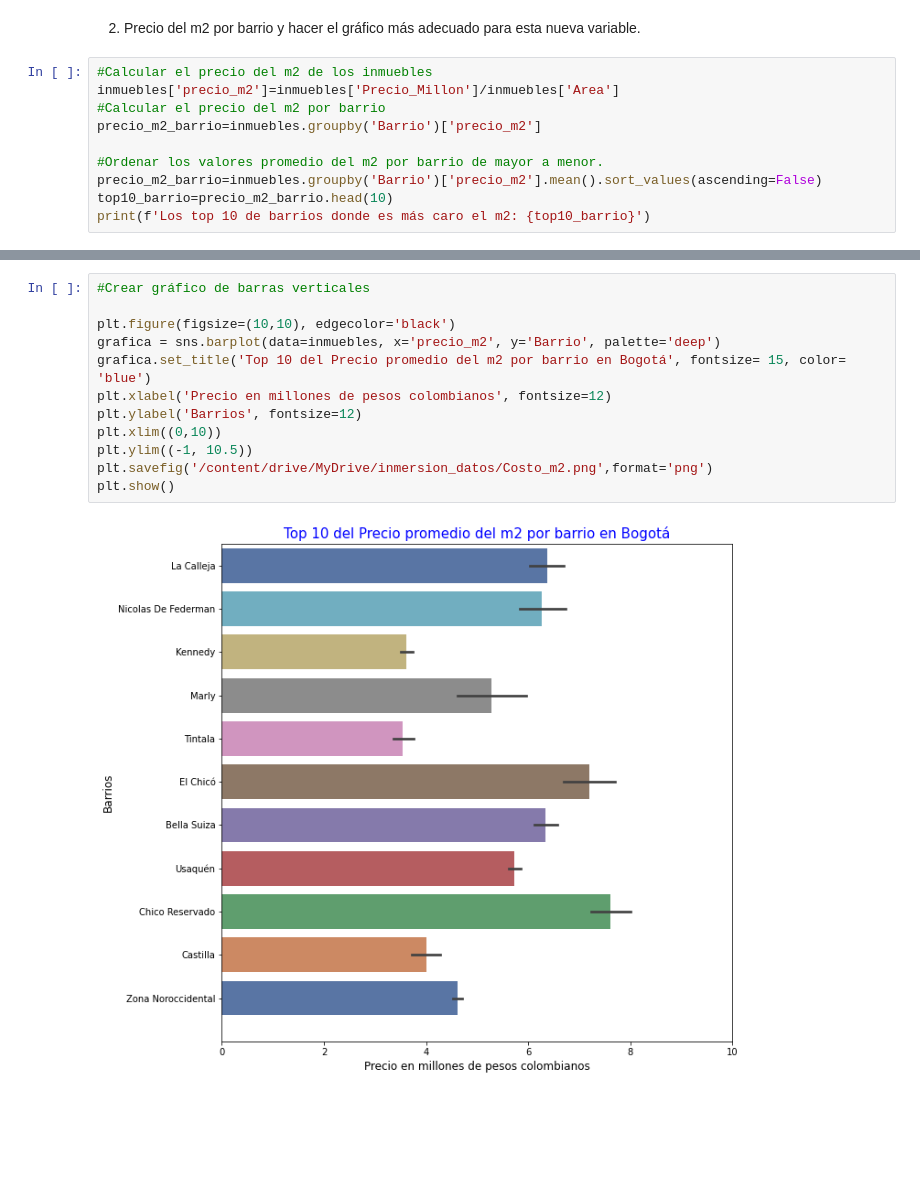
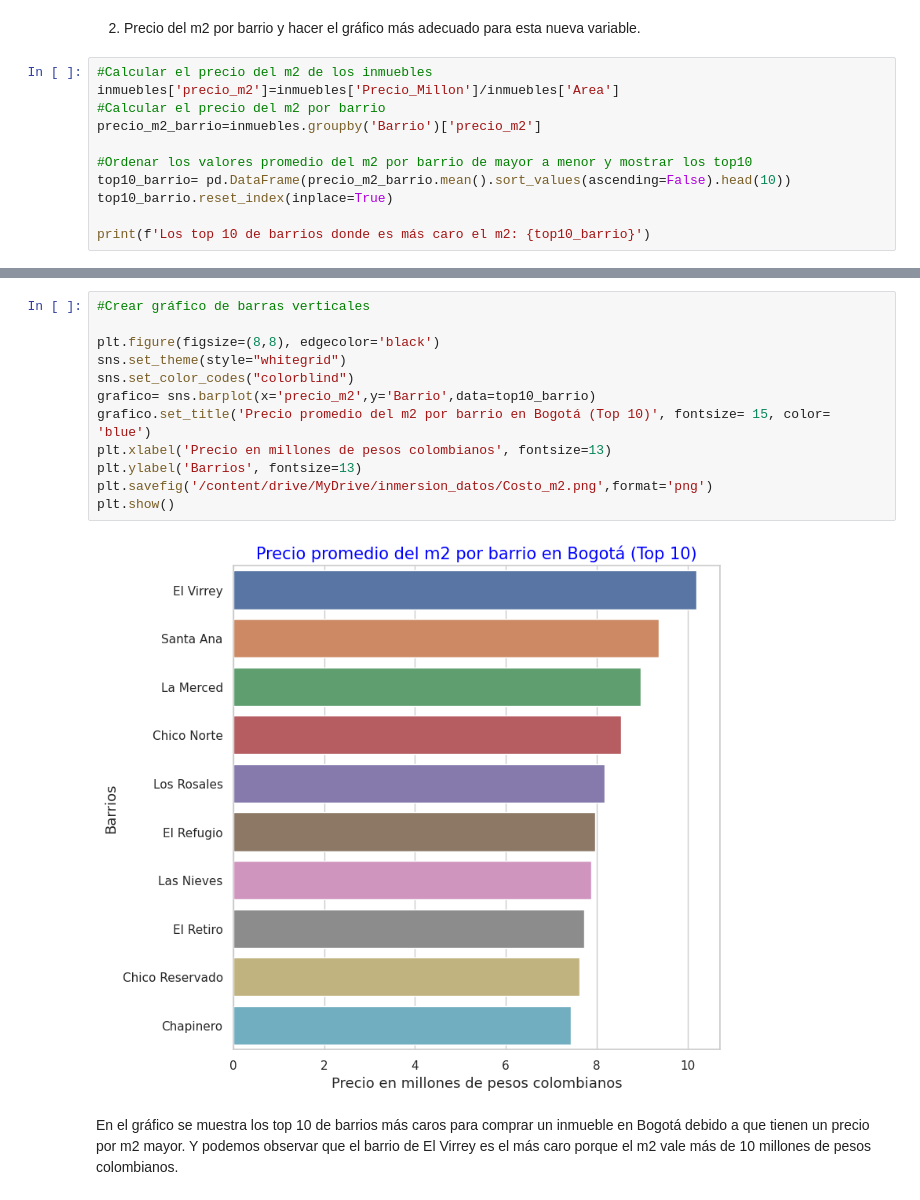
Before and after one commit to LiliGC/Inmersion_datos_Python, a Jupyter notebook: Inmersion_aula_2.ipynb, the cells around one changed output, grey strips where cells are left out. Saved outputs shown, nothing was run; the diff lists cells and outputs as text; blank space fills up the shorter version.

```diff
--- a/Inmersion_aula_2.ipynb
+++ b/Inmersion_aula_2.ipynb
@@ -436,8 +436,9 @@ inmuebles['precio_m2']=inmuebles['Precio_Millon']/inmuebles['Area']
 #Calcular el precio del m2 por barrio
 precio_m2_barrio=inmuebles.groupby('Barrio')['precio_m2']
 
-#Ordenar los valores promedio del m2 por barrio de mayor a menor.
-precio_m2_barrio=inmuebles.groupby('Barrio')['precio_m2'].mean().sort_values(ascending=False)
-top10_barrio=precio_m2_barrio.head(10)
+#Ordenar los valores promedio del m2 por barrio de mayor a menor y mostrar los top10
+top10_barrio= pd.DataFrame(precio_m2_barrio.mean().sort_values(ascending=False).head(10))
+top10_barrio.reset_index(inplace=True)
+
 print(f'Los top 10 de barrios donde es más caro el m2: {top10_barrio}')
 # %% [output]
@@ -456,14 +456,16 @@ Name: precio_m2, dtype: float64
 # %%
 #Crear gráfico de barras verticales
 
-plt.figure(figsize=(10,10), edgecolor='black')
-grafica = sns.barplot(data=inmuebles, x='precio_m2', y='Barrio', palette='deep')
-grafica.set_title('Top 10 del Precio promedio del m2 por barrio en Bogotá', fontsize= 15, color= 'blue')
-plt.xlabel('Precio en millones de pesos colombianos', fontsize=12)
-plt.ylabel('Barrios', fontsize=12)
-plt.xlim((0,10))
-plt.ylim((-1, 10.5))
+plt.figure(figsize=(8,8), edgecolor='black')
+sns.set_theme(style="whitegrid")
+sns.set_color_codes("colorblind")
+grafico= sns.barplot(x='precio_m2',y='Barrio',data=top10_barrio)
+grafico.set_title('Precio promedio del m2 por barrio en Bogotá (Top 10)', fontsize= 15, color= 'blue')
+plt.xlabel('Precio en millones de pesos colombianos', fontsize=13)
+plt.ylabel('Barrios', fontsize=13)
 plt.savefig('/content/drive/MyDrive/inmersion_datos/Costo_m2.png',format='png')
 plt.show()
 # %% [output]
-[figure, old version]
+[figure, new version]
+# %% [markdown]
+En el gráfico se muestra los top 10 de barrios más caros para comprar un inmueble en Bogotá debido a que tienen un precio por m2 mayor. Y podemos observar que el barrio de El Virrey es el más caro porque el m2 vale más de 10 millones de pesos colombianos.
```
Also changed, not shown: parts of 13 cells of this notebook.
